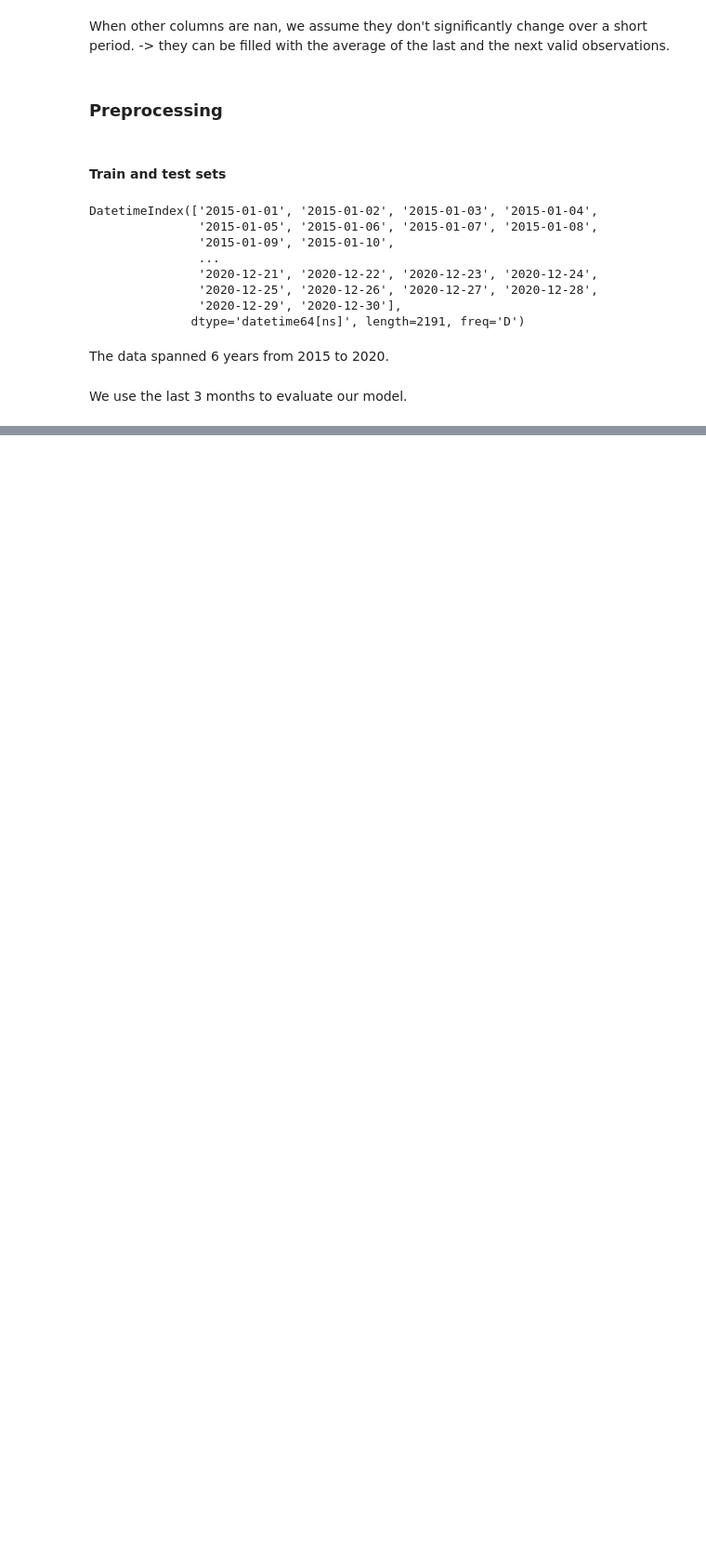
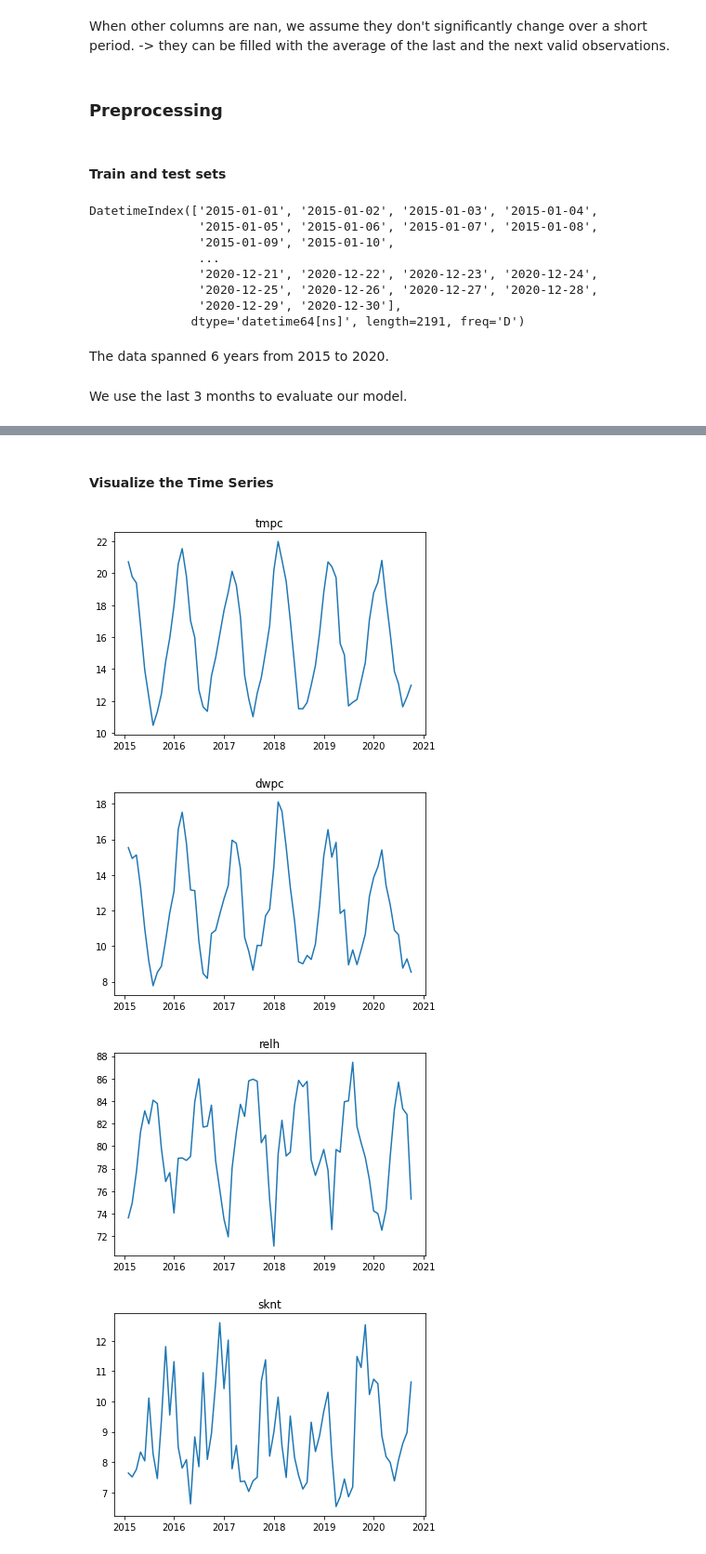
Before and after one commit to ChanningW2211/Data-Science-Project, a Jupyter notebook: Weather Forecast/weather_forecast.ipynb, the cells around one changed output, grey strips where cells are left out. Shown at 93% size. Cells and saved outputs as stored; diff of their text form; code cells hidden in the pictures; blank space fills up the shorter version.

```diff
--- a/Weather Forecast/weather_forecast.ipynb
+++ b/Weather Forecast/weather_forecast.ipynb
@@ -134,0 +138,12 @@ We use the last 3 months to evaluate our model.
+# %% [markdown]
+#### Visualize the Time Series
+# %%
+for colunm_name in train.columns:
+    plt.plot(train.resample("M")[colunm_name].mean())
+    plt.title(colunm_name)
+    plt.show()
+# %% [output]
+[figure, added]
+[figure, added]
+[figure, added]
+[figure, added]
```
Also changed, not shown: parts of 8 cells of this notebook.
